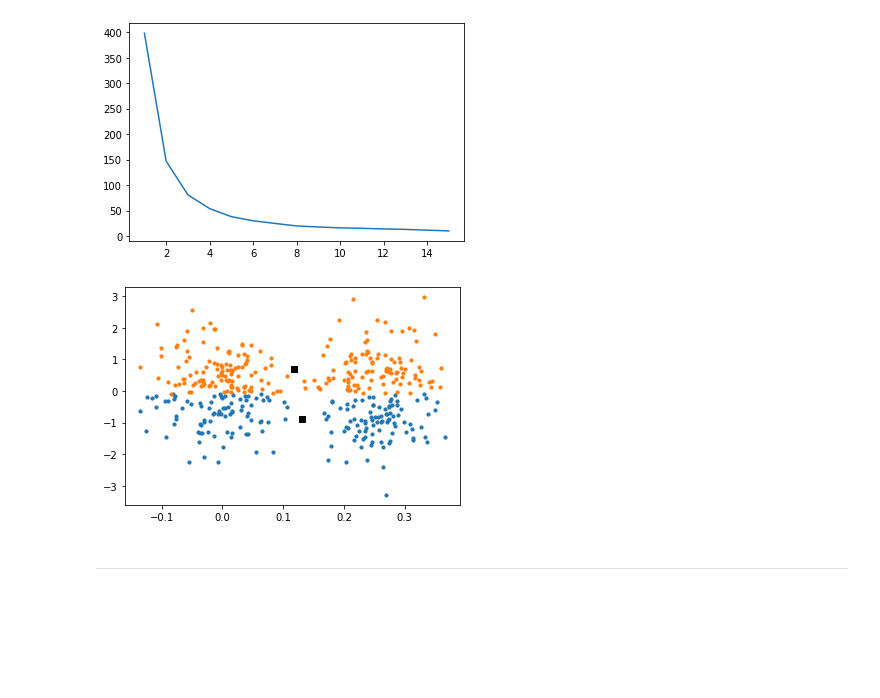
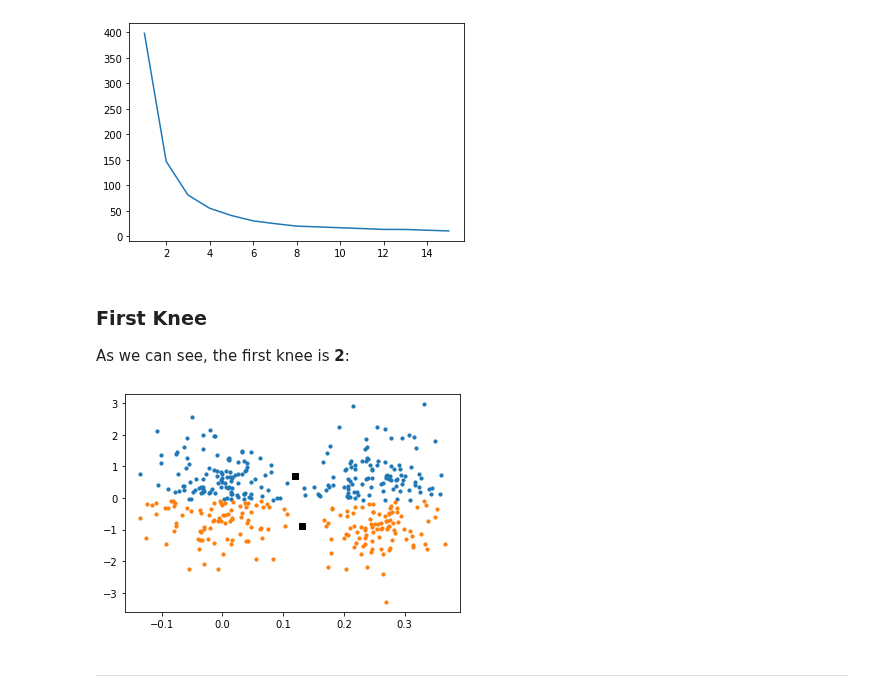
Before and after one commit to ckoliber/mlexercises, a Jupyter notebook: src/exercise6.ipynb, the cells around one changed output. Cells and saved outputs as stored; diff of their text form; code cells hidden in the pictures; blank space fills up the shorter version.

```diff
--- a/src/exercise6.ipynb
+++ b/src/exercise6.ipynb
@@ -160,25 +157,29 @@ plt.plot(range(1, 16), ssd)
 plt.show()
 # %% [output]
 [figure]
+# %% [markdown]
+### First Knee
+
+As we can see, the first knee is **2**:
 # %%
 clusters = 2
 model = skcluster.KMeans(
     random_state=1,
     n_clusters=clusters,
-    n_init=1,
+    n_init=200,
     init="k-means++"
 ).fit(first_data_features)
 
 labels = model.predict(first_data_features)
 
 for i in range(clusters):
     features = first_data_features[labels == i]
     plt.scatter(features[:, 0], features[:, 1], s=10)
 
 plt.scatter(model.cluster_centers_[:, 0], model.cluster_centers_[:, 1], marker="s", color="black")
 plt.show()
 # %% [output]
-[figure, old version]
+[figure, new version]
 # %% [markdown]
 ---
 # %% [markdown]
```
Also changed, not shown: parts of 17 cells of this notebook.
